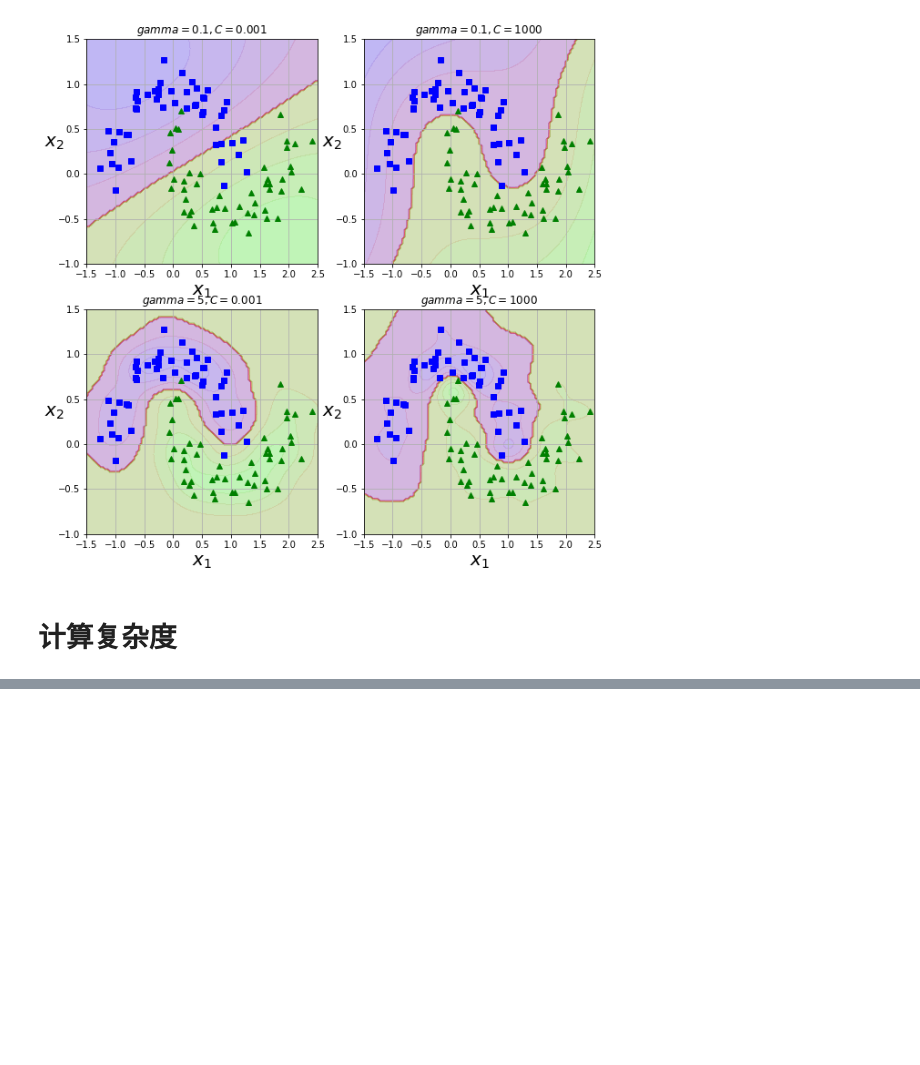
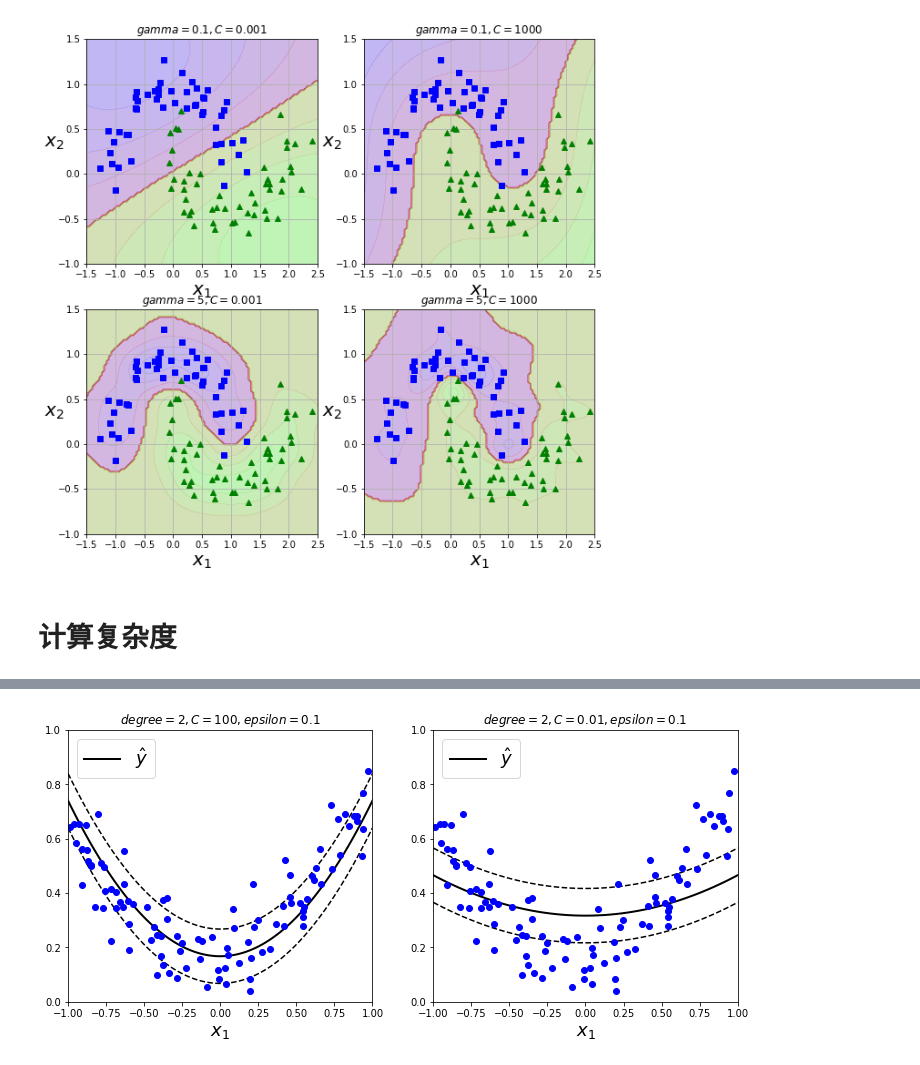
Before and after one commit to lambdamax/notebook, a Jupyter notebook: sklearn/SVM.ipynb, the cells around one changed output, grey strips where cells are left out. Cells and saved outputs as stored; diff of their text form; code cells hidden in the pictures; blank space fills up the shorter version.

```diff
--- a/sklearn/SVM分类.ipynb
+++ b/sklearn/SVM.ipynb
@@ -180,0 +232,5 @@ plot_dataset(x, y, [-1.5, 2.5, -1, 1.5])
+# %%
+np.random.seed(42)
+m = 100
+x = 2 * np.random.rand(m, 1) - 1
+y = (0.2 + 0.1 * x + 0.5 * x**2 + np.random.randn(m, 1)/10).ravel()
@@ -180,0 +246,15 @@ plot_dataset(x, y, [-1.5, 2.5, -1, 1.5])
+# %%
+svm_poly_reg1 = SVR(kernel="poly", degree=2, C=100, epsilon=0.1)
+svm_poly_reg2 = SVR(kernel="poly", degree=2, C=0.01, epsilon=0.1)
+svm_poly_reg1.fit(x, y)
+svm_poly_reg2.fit(x, y)
+
+plt.figure(figsize=(12,5))
+plt.subplot(121)
+plt.title('$degree=2, C=100, epsilon=0.1$')
+plot_svm_regression(svm_poly_reg1,x,y,[-1, 1, 0, 1])
+plt.subplot(122)
+plt.title('$degree=2, C=0.01, epsilon=0.1$')
+plot_svm_regression(svm_poly_reg2,x,y,[-1, 1, 0, 1])
+# %% [output]
+[figure, added]
```
Also changed, not shown: parts of 13 cells of this notebook, 1 other file.
